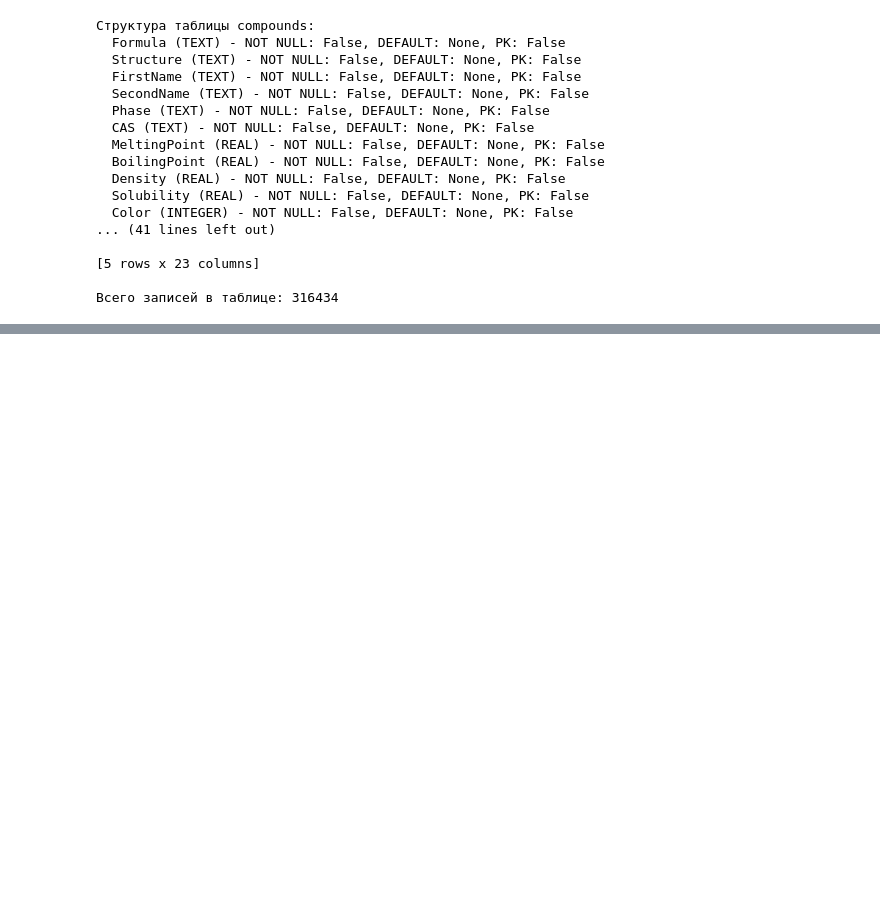
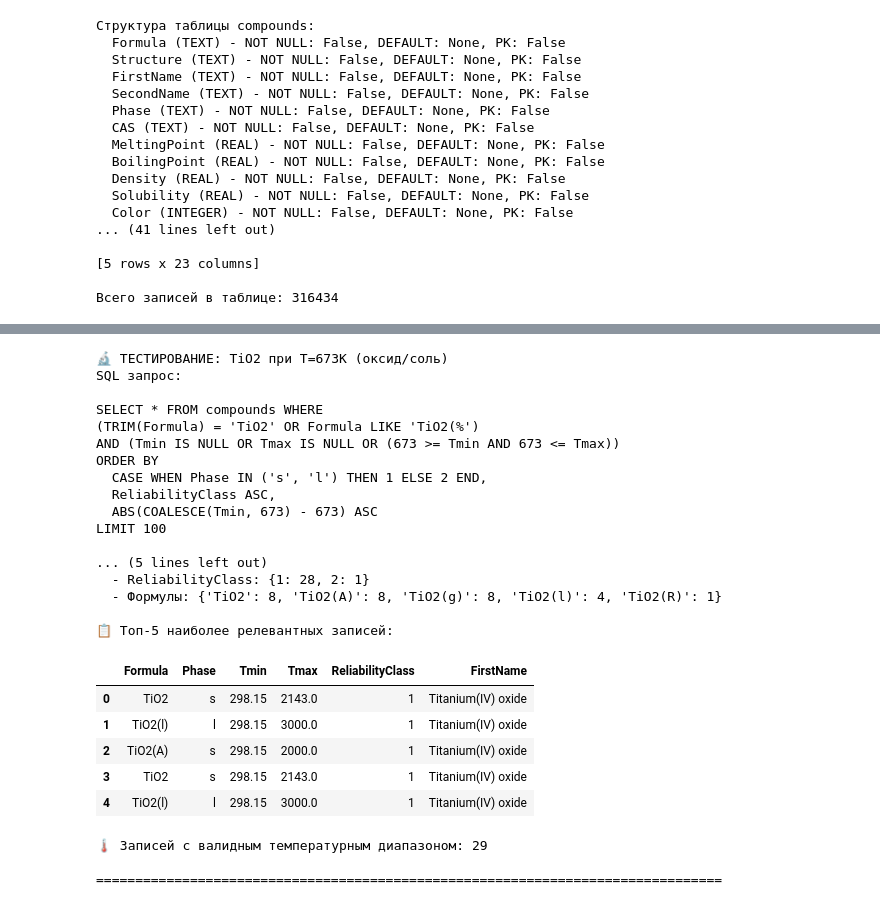
Before and after one commit to davjdk/ThermoCalcBot, a Jupyter notebook: docs/db_work.ipynb, the cells around one changed output, grey strips where cells are left out. Saved outputs shown, nothing was run; the diff lists cells and outputs as text; code cells hidden in the pictures; blank space fills up the shorter version.

```diff
--- a/docs/db_work.ipynb
+++ b/docs/db_work.ipynb
@@ -663,7 +1322,7 @@ temp = 673
 tio2_query = f"""
 SELECT * FROM compounds WHERE
 (TRIM(Formula) = '{compound}' OR Formula LIKE '{compound}(%')
-AND (Tmin IS NULL OR Tmax IS NULL OR ({temp} >= Tmin AND {temp} <= Tmax)))
+AND (Tmin IS NULL OR Tmax IS NULL OR ({temp} >= Tmin AND {temp} <= Tmax))
 ORDER BY
   CASE WHEN Phase IN ('s', 'l') THEN 1 ELSE 2 END,
   ReliabilityClass ASC,
@@ -675,33 +1334,60 @@ print(f"🔬 ТЕСТИРОВАНИЕ: {compound} при T={temp}K (оксид/
 print(f"SQL запрос:\n{tio2_query}")
 print()
 
 start_time = time.time()
 try:
     df_tio2 = pd.read_sql_query(tio2_query, conn)
     execution_time = time.time() - start_time
 
     print(f"✅ Запрос выполнен успешно за {execution_time:.3f} сек")
     print(f"📊 Найдено записей: {len(df_tio2)}")
 
     if len(df_tio2) > 0:
         print("🔍 Анализ результатов:")
         print(f"  - Фазы: {df_tio2['Phase'].value_counts().to_dict()}")
         print(f"  - ReliabilityClass: {df_tio2['ReliabilityClass'].value_counts().to_dict()}")
         print(f"  - Формулы: {df_tio2['Formula'].value_counts().head().to_dict()}")
 
         print("\n📋 Топ-5 наиболее релевантных записей:")
         display(df_tio2[['Formula', 'Phase', 'Tmin', 'Tmax', 'ReliabilityClass', 'FirstName']].head())
 
         # Проверка температурных диапазонов
         temp_valid = df_tio2[(df_tio2['Tmin'] <= temp) & (df_tio2['Tmax'] >= temp)]
         print(f"\n🌡️ Записей с валидным температурным диапазоном: {len(temp_valid)}")
     else:
         print("⚠️ Записей не найдено!")
 
 except Exception as e:
     print(f"❌ Ошибка выполнения: {e}")
 
 print("\n" + "="*80 + "\n")
+# %% [output]
+🔬 ТЕСТИРОВАНИЕ: TiO2 при T=673K (оксид/соль)
+SQL запрос:
+
+SELECT * FROM compounds WHERE
+(TRIM(Formula) = 'TiO2' OR Formula LIKE 'TiO2(%')
+AND (Tmin IS NULL OR Tmax IS NULL OR (673 >= Tmin AND 673 <= Tmax))
+ORDER BY
+  CASE WHEN Phase IN ('s', 'l') THEN 1 ELSE 2 END,
+  ReliabilityClass ASC,
+  ABS(COALESCE(Tmin, 673) - 673) ASC
+LIMIT 100
+
+... (5 lines left out)
+  - ReliabilityClass: {1: 28, 2: 1}
+  - Формулы: {'TiO2': 8, 'TiO2(A)': 8, 'TiO2(g)': 8, 'TiO2(l)': 4, 'TiO2(R)': 1}
+
+📋 Топ-5 наиболее релевантных записей:
+|  | Formula | Phase | Tmin | Tmax | ReliabilityClass | FirstName |
+| 0 | TiO2 | s | 298.15 | 2143.0 | 1 | Titanium(IV) oxide |
+| 1 | TiO2(l) | l | 298.15 | 3000.0 | 1 | Titanium(IV) oxide |
+| 2 | TiO2(A) | s | 298.15 | 2000.0 | 1 | Titanium(IV) oxide |
+| 3 | TiO2 | s | 298.15 | 2143.0 | 1 | Titanium(IV) oxide |
+| 4 | TiO2(l) | l | 298.15 | 3000.0 | 1 | Titanium(IV) oxide |
+🌡️ Записей с валидным температурным диапазоном: 29
+
+================================================================================
 # %%
 # ========================================
 # ЭКСПЕРИМЕНТ 1: Базовый паттерн для бинарных соединений (H2O)
```
Also changed, not shown: parts of 23 cells of this notebook, 12 other files.
